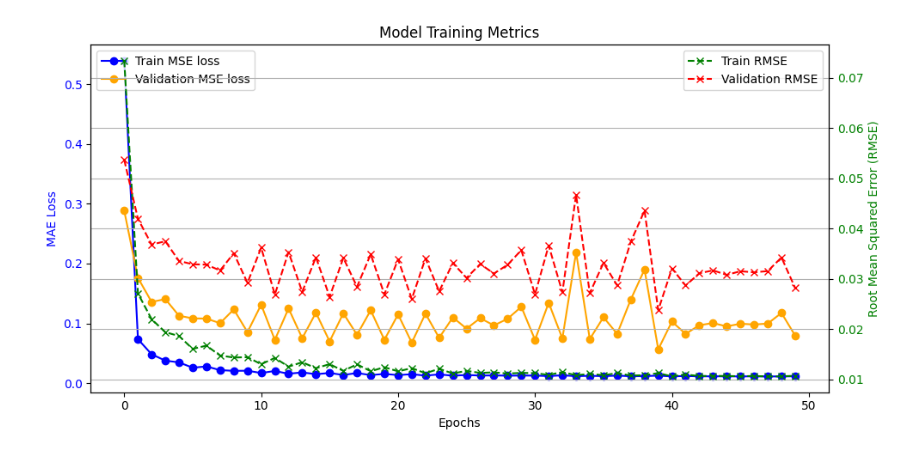
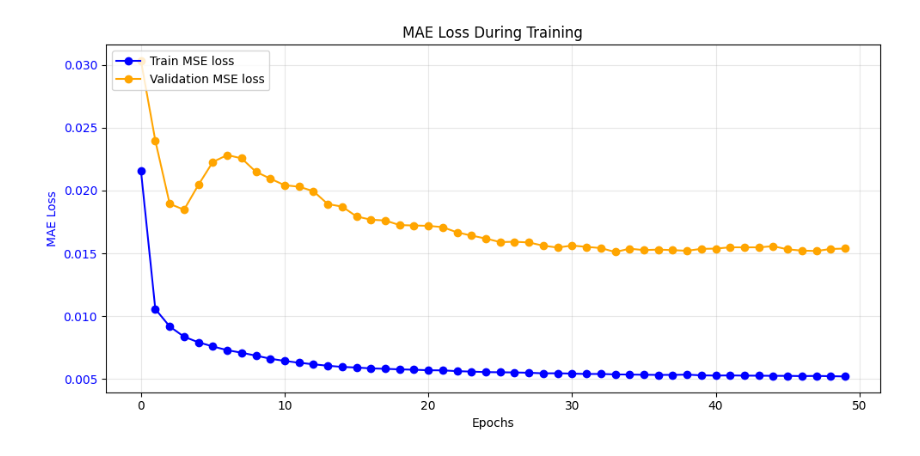
Before and after one commit to adefiqri12/GAN-LSTM-stock-price-prediction, a Jupyter notebook: stock_prediction_LSTM_temporal_v2.ipynb, the cells around one changed output. Cells and saved outputs as stored; diff of their text form; code cells hidden in the pictures.

```diff
--- a/stock_prediction_LSTM_temporal_v2.ipynb
+++ b/stock_prediction_LSTM_temporal_v2.ipynb
@@ -204,27 +208,14 @@ time: 83.9 ms (started: 2024-11-18 19:22:19 +00:00)
 # %%
-def custom_loss(y_true, y_pred):
-    # Combine MSE with directional accuracy
-    mse = tf.keras.losses.MeanSquaredError(y_true, y_pred)
-
-    # Direction loss (penalize wrong direction predictions more)
-    direction_true = tf.sign(y_true[..., 1:] - y_true[..., :-1])
-    direction_pred = tf.sign(y_pred[..., 1:] - y_pred[..., :-1])
-    direction_loss = tf.keras.losses.MeanAbsoluteError(direction_true, direction_pred)
-    return mse + 0.2 * direction_loss
-
-
 def create_lstm_model(n_steps_in, n_features, n_steps_out):
     tf.keras.backend.clear_session()
     model = Sequential([
-        LSTM(100, activation='relu', return_sequences=True, input_shape=(n_steps_in, n_features), kernel_initializer='he_normal'),
-        LSTM(50, activation='relu', kernel_initializer='he_normal'),
+        LSTM(100, activation='relu', input_shape=(n_steps_in, n_features), kernel_initializer='glorot_uniform'),
         Dense(n_steps_out)
     ])
 
     optimizer = tf.keras.optimizers.Adam(learning_rate=1e-4)
-    loss = [tf.keras.losses.MeanSquaredError(name='mse')]
-    metrics=[tf.keras.metrics.RootMeanSquaredError(name='rmse')]
-    model.compile(optimizer=optimizer, loss_weights=[100], loss=loss, metrics=metrics)
+    loss = ['mae']
+    model.compile(optimizer=optimizer, loss_weights=[1], loss=loss)
     model.summary()
 
     return model
@@ -321,29 +323,33 @@ time: 119 ms (started: 2024-11-18 20:35:23 +00:00)
 # %%
 # Plotting
-fig, ax1 = plt.subplots(figsize=(10, 5))
+fig1, ax1 = plt.subplots(figsize=(10, 5))
 
 # Loss plot
 N = len(history.history["loss"])
 epoch_range = np.arange(0, N)
 
 ax1.plot(epoch_range, history.history["loss"], label='Train MSE loss', marker='o', color='blue')
 ax1.plot(epoch_range, history.history["val_loss"], label='Validation MSE loss', marker='o', color='orange')
 ax1.set_xlabel('Epochs')
 ax1.set_ylabel('MAE Loss', color='blue')
 ax1.tick_params(axis='y', labelcolor='blue')
 ax1.legend(loc='upper left')
+plt.grid(True, alpha=0.3)
+ax1.set_title('MAE Loss During Training')
 
 # RMSE plot (shared x-axis, different y-axis)
-ax2 = ax1.twinx()
-ax2.plot(epoch_range, history.history["rmse"], label='Train RMSE', marker='x', color='green', linestyle='--')
-ax2.plot(epoch_range, history.history["val_rmse"], label='Validation RMSE', marker='x', color='red', linestyle='--')
-ax2.set_ylabel('Root Mean Squared Error (RMSE)', color='green')
-ax2.tick_params(axis='y', labelcolor='green')
-ax2.legend(loc='upper right')
+# ax2 = ax1.twinx()
+# fig2, ax2 = plt.subplots(figsize=(10, 5))
+# ax2.plot(epoch_range, history.history["unscaled_mse"], label='Train MSE', color='green')
+# ax2.plot(epoch_range, history.history["val_unscaled_mse"], label='Validation MSE', color='red')
+# ax2.set_xlabel('Epochs')
+# ax2.set_ylabel('Root Mean Squared Error (RMSE)', color='green')
+# ax2.tick_params(axis='y', labelcolor='green')
+# ax2.legend(loc='upper left')
+# plt.grid(True, alpha=0.3)
+# ax2.set_title('RMSE During Training')
 
-plt.title('Model Training Metrics')
-plt.grid()
 plt.tight_layout()
 plt.show()
 # %% [output]
-[figure, old version]
+[figure, new version]
```
Also changed, not shown: parts of 13 cells of this notebook, 2 other files.
